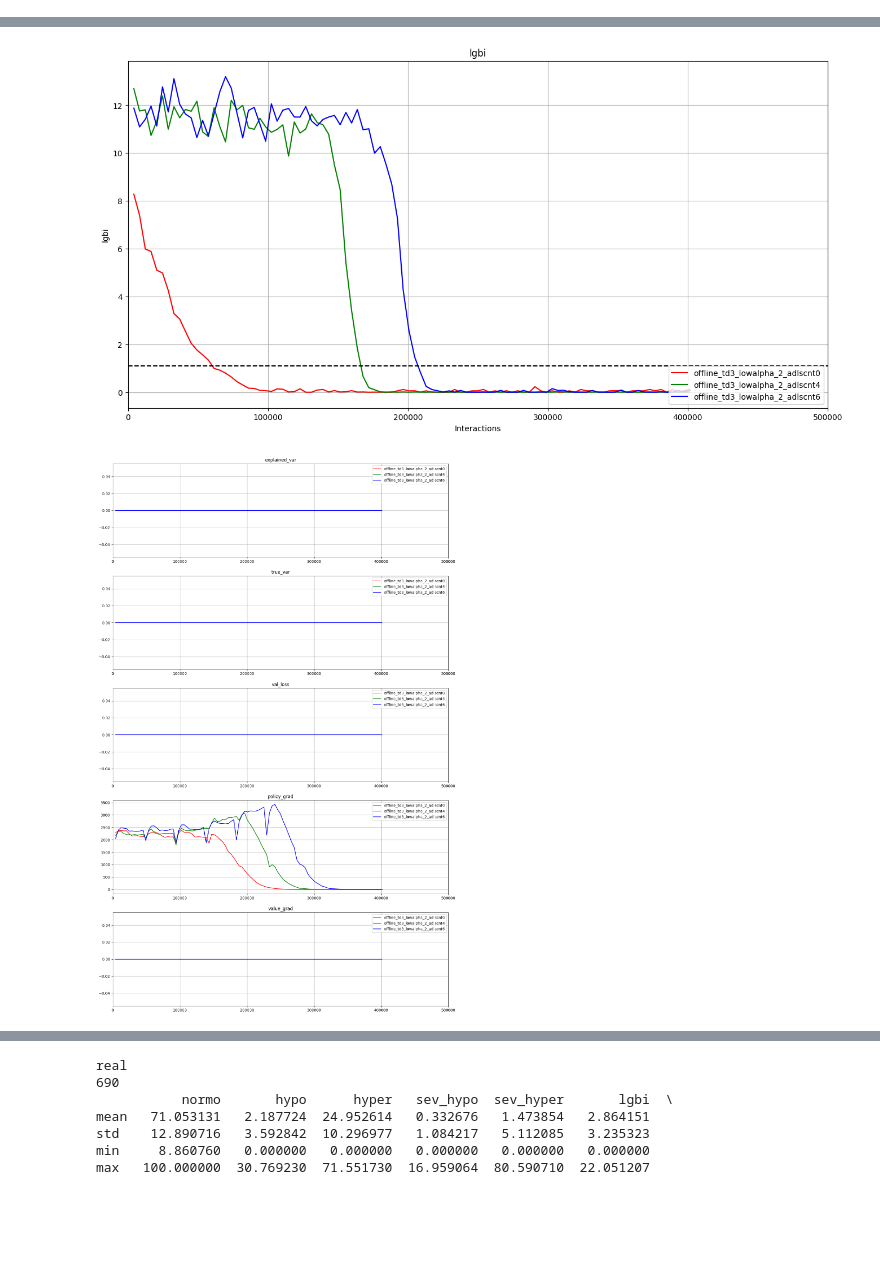
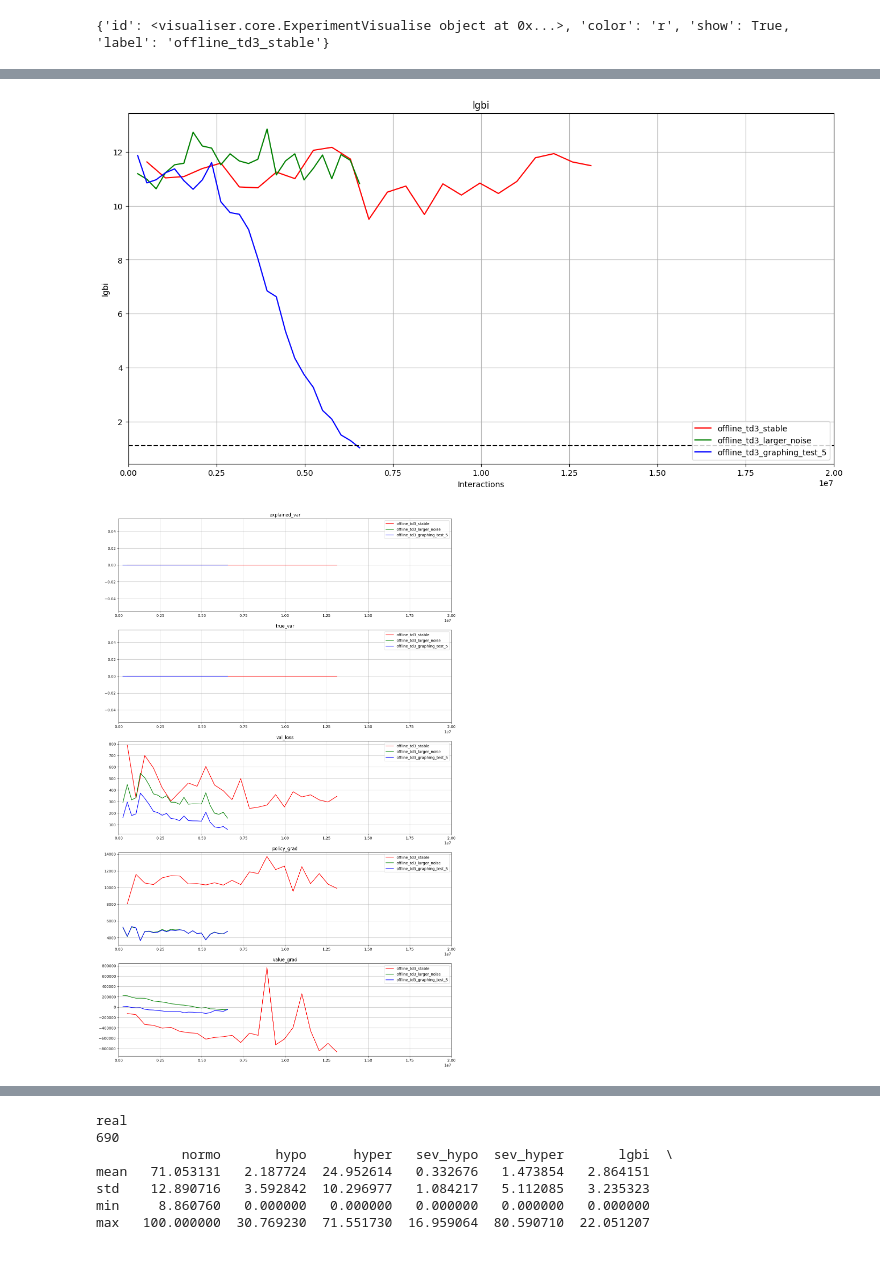
Before and after one commit to RL4H/RL4T1D, a Jupyter notebook: visualiser/notebooks/individual_analyzer.ipynb, the cells around one changed output, grey strips where cells are left out. Drawn from its saved outputs; the diff is of its cells as text; code cells hidden in the pictures; blank space fills up the shorter version.

```diff
--- a/visualiser/notebooks/individual_analyzer.ipynb
+++ b/visualiser/notebooks/individual_analyzer.ipynb
@@ -19,10 +19,16 @@ import matplotlib.gridspec
 # PATH = FOLDER+ALGO+SUBJECT
 # COHORT = 'Adult'
 
-EXP_NAME = 'offline_td3_lowalpha_2_adlscnt0'
-# offline_td3_fast_decay_high_noise # offline_td3_shorter_horizon
-EXP_NAME_2 = "offline_td3_lowalpha_2_adlscnt4"
-EXP_NAME_3 = "offline_td3_lowalpha_2_adlscnt6"
+# EXP_NAME = 'offline_td3_debug' offline_td3_stable
+EXP_NAME = 'offline_td3_stable'
+#  # offline_td3_higher_alpha # #offline_td3_higher_alpha_3
+EXP_NAME_2 = "offline_td3_larger_noise"
+EXP_NAME_3 = "offline_td3_graphing_test_5"
+
+
+# EXP_NAME = 'offline_td3_less_networks_adlscnt0'
+# EXP_NAME_2 = 'offline_td3_less_networks_adlscnt4'
+# EXP_NAME_3 = 'offline_td3_less_networks_adlscnt6'
 
 COHORT = 'Adult'
 SUBJECT = '0'
@@ -33,8 +39,9 @@ SINGLE_VIEW = False
 
 
 command = []
-dis_len = 1.0 * 1000000 /2 #1.0 * 10000000
+dis_len = 2.0 * 10000000 #1.0 * 1000000 /2
 disp_arr = display_commands_v2(command)
+
 
 if SINGLE_VIEW:
     exp1 = ExperimentVisualise(id=EXP_NAME, version=1.1, plot_version=1, test_seeds=5000)
@@ -65,6 +72,9 @@ else:
 # average metric
 
 
+print(exp_vis['1'])
+
+
 #individual seed metrics
 plot_testing_metric(exp_vis, type='normal', dis_len=dis_len, metric='reward', goal=312, fill=False, label=False)  # normal
 plot_testing_metric(exp_vis, type='min_max', dis_len=dis_len, metric='aBGP_rmse', goal=15, fill=False)
@@ -75,6 +85,10 @@ plot_testing_metric(exp_vis, type='min_max', dis_len=dis_len, metric='hgbi', goa
 plot_testing_metric(exp_vis, type='min_max', dis_len=dis_len, metric='lgbi', goal=1.1, fill=False)
 #plot_training_logs(exp_vis, dis_len, version=3)
 
+
+# plot_testing_metric(exp_vis, type='min_max', dis_len=dis_len, metric='value_grad', goal=5, fill=False)
+# plot_testing_metric(exp_vis, type='min_max', dis_len=dis_len, metric='val_loss', goal=1.1, fill=False)
+
 params = ['explained_var', 'true_var','val_loss', 'policy_grad', 'value_grad'] #, 'pi_loss'
 plot_training_logs(mode='ppo', exp_dict=exp_vis, dis_len=dis_len, params=params)
 # params = ['pi_aux_grad'] #'pi_aux_loss', 'vf_aux_loss', vf_aux_grad
@@ -85,0 +100 @@ plot_training_logs(mode='ppo', exp_dict=exp_vis, dis_len=dis_len, params=params)
+{'id': <visualiser.core.ExperimentVisualise object at 0x...>, 'color': 'r', 'show': True, 'label': 'offline_td3_stable'}
@@ -90,5 +105,5 @@ plot_training_logs(mode='ppo', exp_dict=exp_vis, dis_len=dis_len, params=params)
-[figure, old version]
+[figure, new version]
-[figure, old version]
+[figure, new version]
 # %%
 
 ## debugging a given experiment
```
Also changed, not shown: parts of 2 cells of this notebook, 6 other files.
